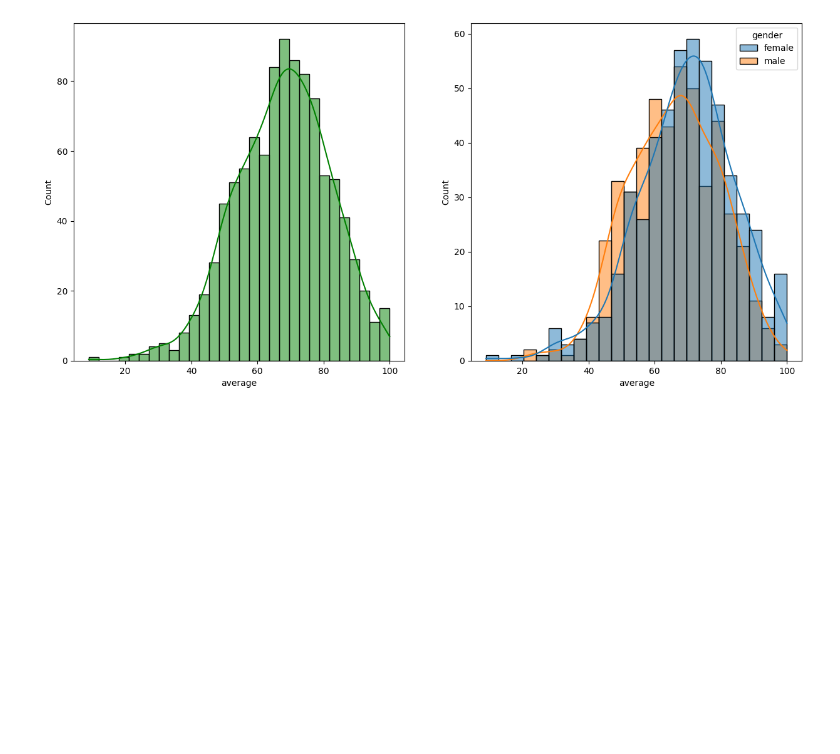
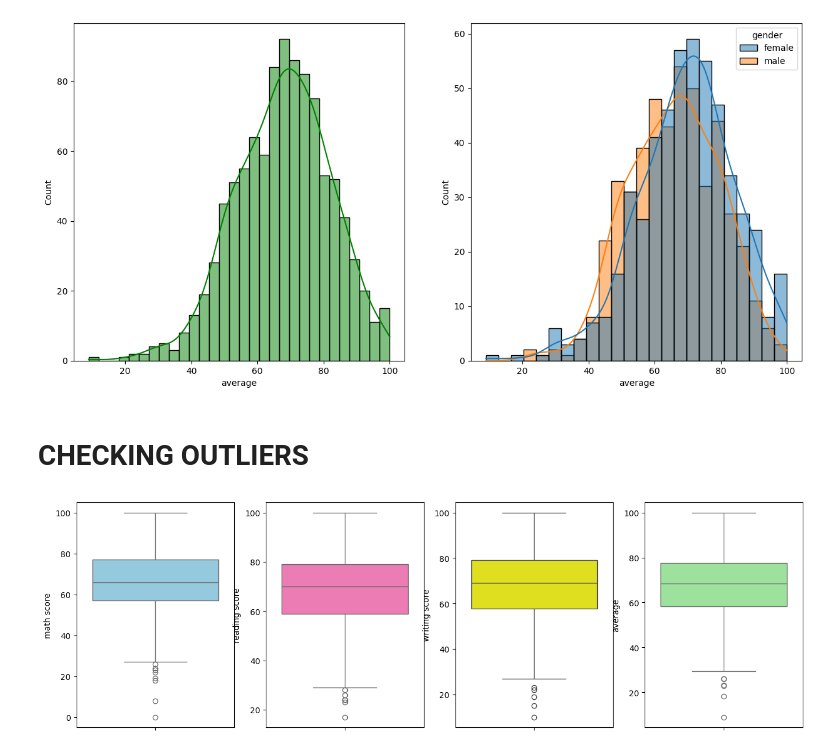
Before and after one commit to AliSayyed123/Mlproject, a Jupyter notebook: Notebook/EDA STUDENT PERFORMANCE.ipynb, the cells around one changed output. Saved outputs shown, nothing was run; the diff lists cells and outputs as text; code cells hidden in the pictures; blank space fills up the shorter version.

```diff
--- a/Notebook/EDA STUDENT PERFORMANCE.ipynb
+++ b/Notebook/EDA STUDENT PERFORMANCE.ipynb
@@ -169,3 +169,18 @@ sns.histplot(data=df,x='average',kde=True,hue='gender')
 plt.show()
 # %% [output]
 [figure]
+# %% [markdown]
+# CHECKING OUTLIERS
+# %%
+plt.subplots(1,4,figsize=(16,5))
+plt.subplot(141)
+sns.boxplot(df['math score'],color='skyblue')
+plt.subplot(142)
+sns.boxplot(df['reading score'],color='hotpink')
+plt.subplot(143)
+sns.boxplot(df['writing score'],color='yellow')
+plt.subplot(144)
+sns.boxplot(df['average'],color='lightgreen')
+plt.show()
+# %% [output]
+[figure, added]
```
Also changed, not shown: parts of 1 cell of this notebook, 2 other files.
